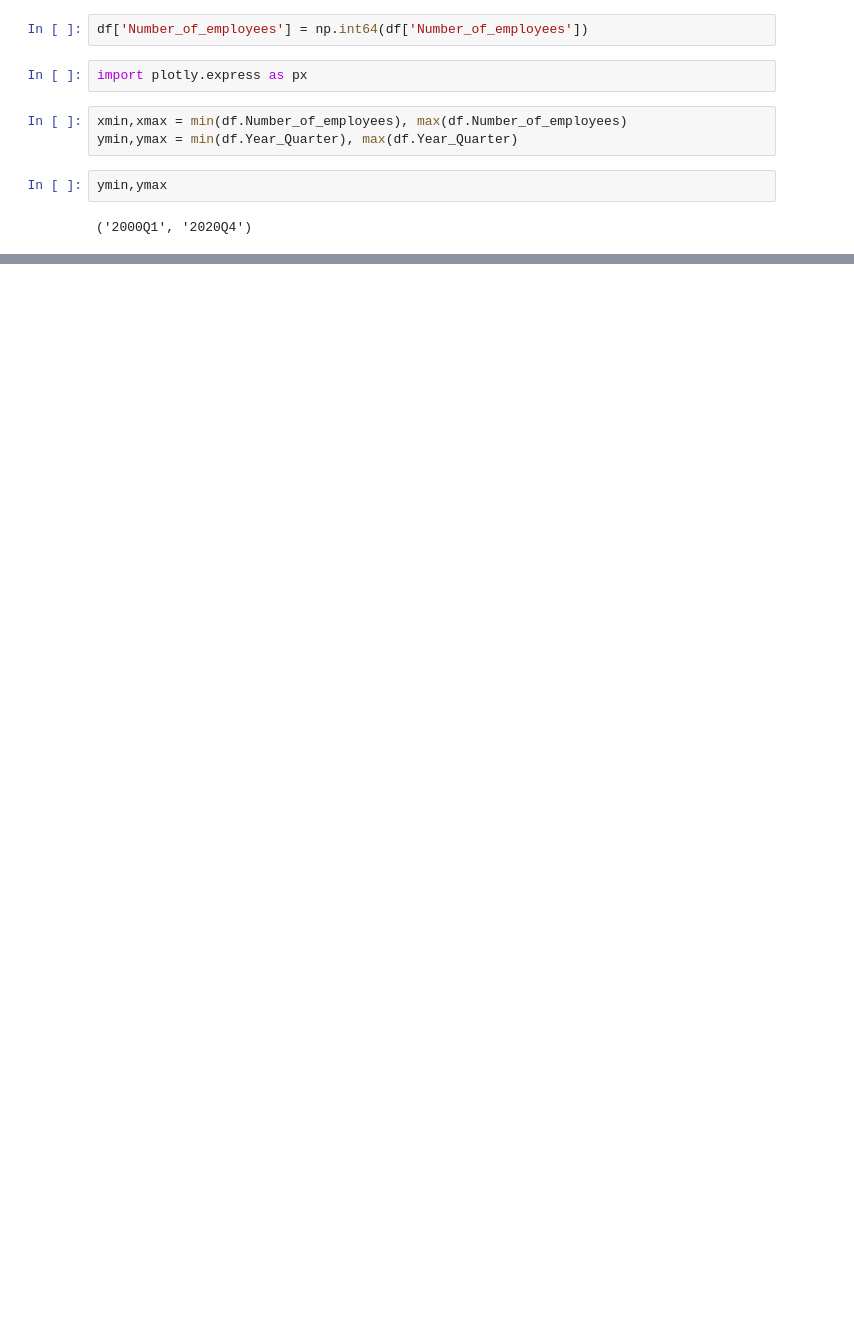
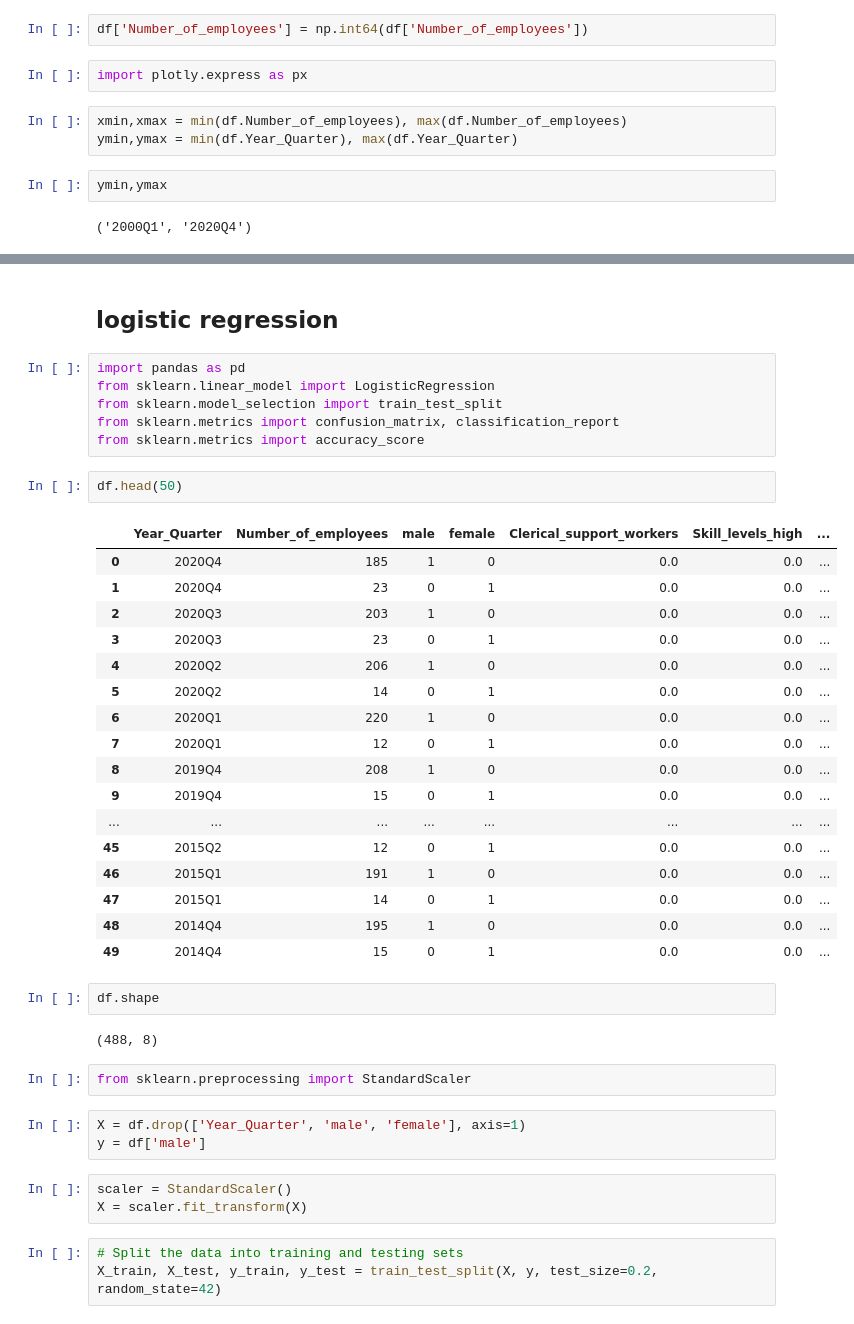
Before and after one commit to OmVootla/MSc-CA2, a Jupyter notebook: Portugal_Machine Learning Models.ipynb, the cells around one changed output, grey strips where cells are left out. Saved outputs shown, nothing was run; the diff lists cells and outputs as text; blank space fills up the shorter version.

```diff
--- a/Portugal_Machine Learning Models.ipynb
+++ b/Portugal_Machine Learning Models.ipynb
@@ -103,0 +105,43 @@ fig.show()
+# %% [markdown]
+##  logistic regression
+# %%
+import pandas as pd
+from sklearn.linear_model import LogisticRegression
+from sklearn.model_selection import train_test_split
+from sklearn.metrics import confusion_matrix, classification_report
+from sklearn.metrics import accuracy_score
+# %%
+df.head(50)
+# %% [output]
+|  | Year_Quarter | Number_of_employees | male | female | Clerical_support_workers | Skill_levels_high | ... |
+| 0 | 2020Q4 | 185 | 1 | 0 | 0.0 | 0.0 | ... |
+| 1 | 2020Q4 | 23 | 0 | 1 | 0.0 | 0.0 | ... |
+| 2 | 2020Q3 | 203 | 1 | 0 | 0.0 | 0.0 | ... |
+| 3 | 2020Q3 | 23 | 0 | 1 | 0.0 | 0.0 | ... |
+| 4 | 2020Q2 | 206 | 1 | 0 | 0.0 | 0.0 | ... |
+| 5 | 2020Q2 | 14 | 0 | 1 | 0.0 | 0.0 | ... |
+| 6 | 2020Q1 | 220 | 1 | 0 | 0.0 | 0.0 | ... |
+| 7 | 2020Q1 | 12 | 0 | 1 | 0.0 | 0.0 | ... |
+| 8 | 2019Q4 | 208 | 1 | 0 | 0.0 | 0.0 | ... |
+| 9 | 2019Q4 | 15 | 0 | 1 | 0.0 | 0.0 | ... |
+| ... | ... | ... | ... | ... | ... | ... | ... |
+| 45 | 2015Q2 | 12 | 0 | 1 | 0.0 | 0.0 | ... |
+| 46 | 2015Q1 | 191 | 1 | 0 | 0.0 | 0.0 | ... |
+| 47 | 2015Q1 | 14 | 0 | 1 | 0.0 | 0.0 | ... |
+| 48 | 2014Q4 | 195 | 1 | 0 | 0.0 | 0.0 | ... |
+| 49 | 2014Q4 | 15 | 0 | 1 | 0.0 | 0.0 | ... |
+# %%
+df.shape
+# %% [output]
+(488, 8)
+# %%
+from sklearn.preprocessing import StandardScaler
+# %%
+X = df.drop(['Year_Quarter', 'male', 'female'], axis=1)
+y = df['male']
+# %%
+scaler = StandardScaler()
+X = scaler.fit_transform(X)
+# %%
+# Split the data into training and testing sets
+X_train, X_test, y_train, y_test = train_test_split(X, y, test_size=0.2, random_state=42)
```
Also changed, not shown: parts of 12 cells of this notebook.
